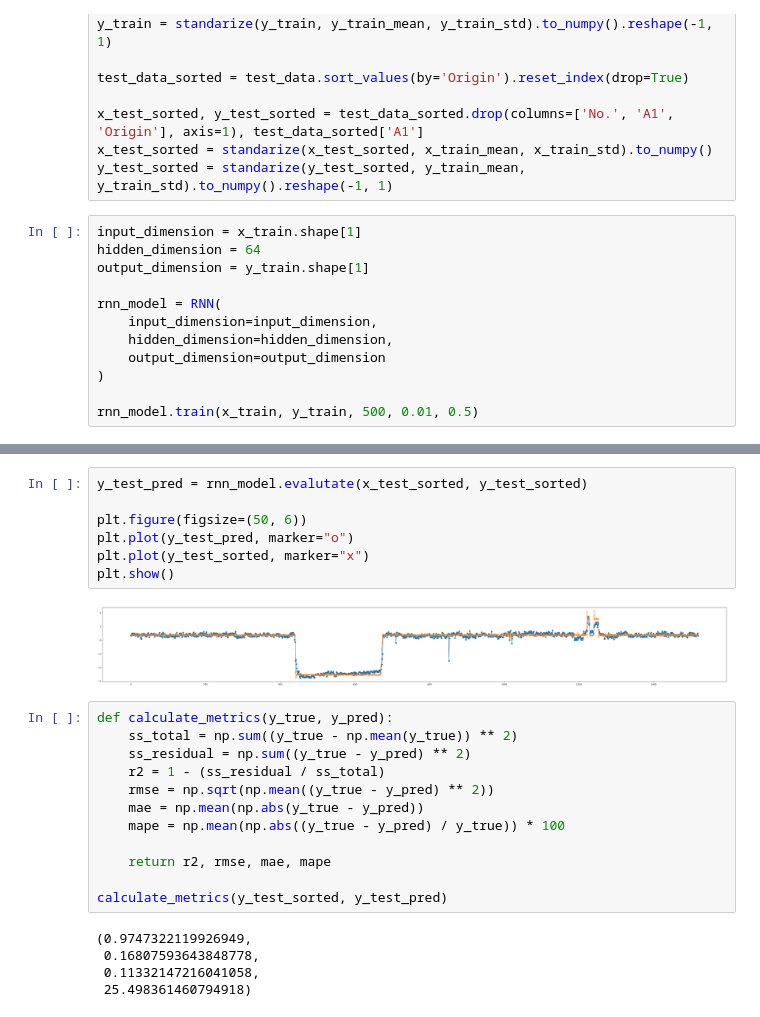
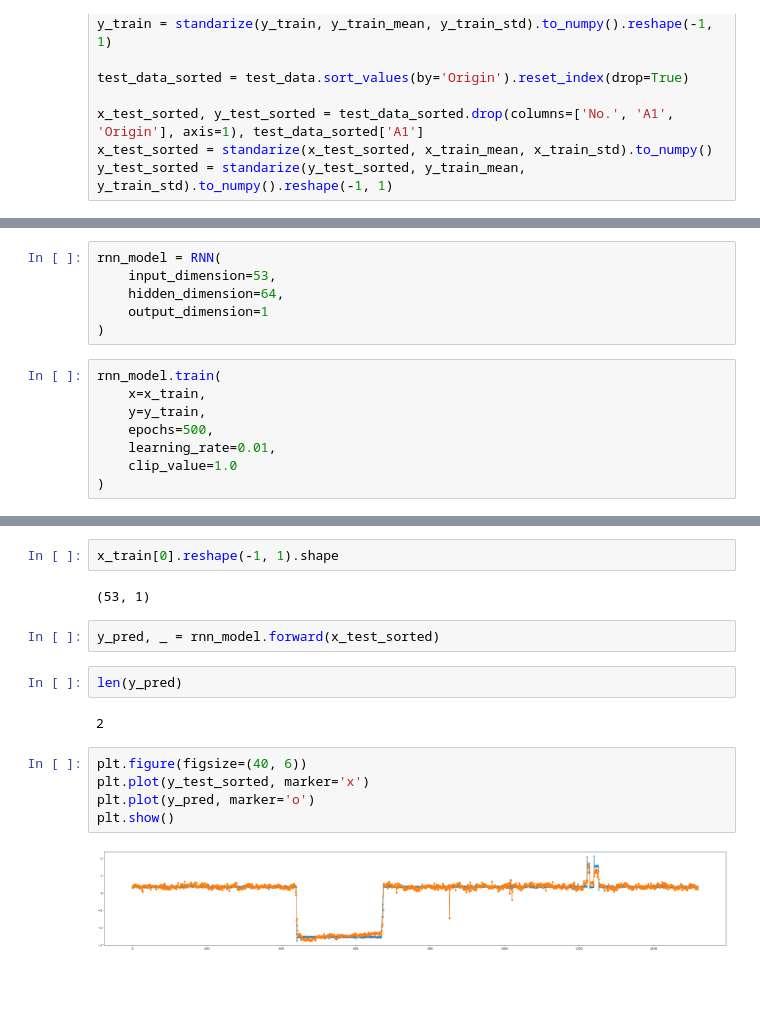
Before and after one commit to Tibboh17/Python, a Jupyter notebook: ML/RNN/RNN-with-Numpy.ipynb, the cells around one changed output, grey strips where cells are left out. Saved outputs shown, nothing was run; the diff lists cells and outputs as text; blank space fills up the shorter version.

```diff
--- a/ML/RNN/RNN-with-Numpy.ipynb
+++ b/ML/RNN/RNN-with-Numpy.ipynb
@@ -126,15 +128,3 @@ test_data_sorted = test_data.sort_values(by='Origin').reset_index(drop=True)
 x_test_sorted, y_test_sorted = test_data_sorted.drop(columns=['No.', 'A1', 'Origin'], axis=1), test_data_sorted['A1']
 x_test_sorted = standarize(x_test_sorted, x_train_mean, x_train_std).to_numpy()
 y_test_sorted = standarize(y_test_sorted, y_train_mean, y_train_std).to_numpy().reshape(-1, 1)
-# %%
-input_dimension = x_train.shape[1]
-hidden_dimension = 64
-output_dimension = y_train.shape[1]
-
-rnn_model = RNN(
-    input_dimension=input_dimension,
-    hidden_dimension=hidden_dimension,
-    output_dimension=output_dimension
-)
-
-rnn_model.train(x_train, y_train, 500, 0.01, 0.5)
@@ -147,0 +131,14 @@ Epoch 500, Loss: 0.024046531701802785
+# %%
+rnn_model = RNN(
+    input_dimension=53,
+    hidden_dimension=64,
+    output_dimension=1
+)
+# %%
+rnn_model.train(
+    x=x_train,
+    y=y_train,
+    epochs=500,
+    learning_rate=0.01,
+    clip_value=1.0
+)
@@ -148,26 +168,17 @@ Epoch 500, Loss: 0.024046531701802785
+# %%
+x_train[0].reshape(-1, 1).shape
+# %% [output]
+(53, 1)
+# %%
+y_pred, _ = rnn_model.forward(x_test_sorted)
+# %%
+len(y_pred)
+# %% [output]
+2
 # %%
-y_test_pred = rnn_model.evalutate(x_test_sorted, y_test_sorted)
-
-plt.figure(figsize=(50, 6))
-plt.plot(y_test_pred, marker="o")
-plt.plot(y_test_sorted, marker="x")
+plt.figure(figsize=(40, 6))
+plt.plot(y_test_sorted, marker='x')
+plt.plot(y_pred, marker='o')
 plt.show()
 # %% [output]
-[figure, old version]
+[figure, new version]
-# %%
-def calculate_metrics(y_true, y_pred):
-    ss_total = np.sum((y_true - np.mean(y_true)) ** 2)
-    ss_residual = np.sum((y_true - y_pred) ** 2)
-    r2 = 1 - (ss_residual / ss_total)
-    rmse = np.sqrt(np.mean((y_true - y_pred) ** 2))
-    mae = np.mean(np.abs(y_true - y_pred))
-    mape = np.mean(np.abs((y_true - y_pred) / y_true)) * 100
-
-    return r2, rmse, mae, mape
-
-calculate_metrics(y_test_sorted, y_test_pred)
-# %% [output]
-(0.9747322119926949,
- 0.16807593643848778,
- 0.11332147216041058,
- 25.498361460794918)
```
Also changed, not shown: parts of 6 cells of this notebook, 1 other file.
